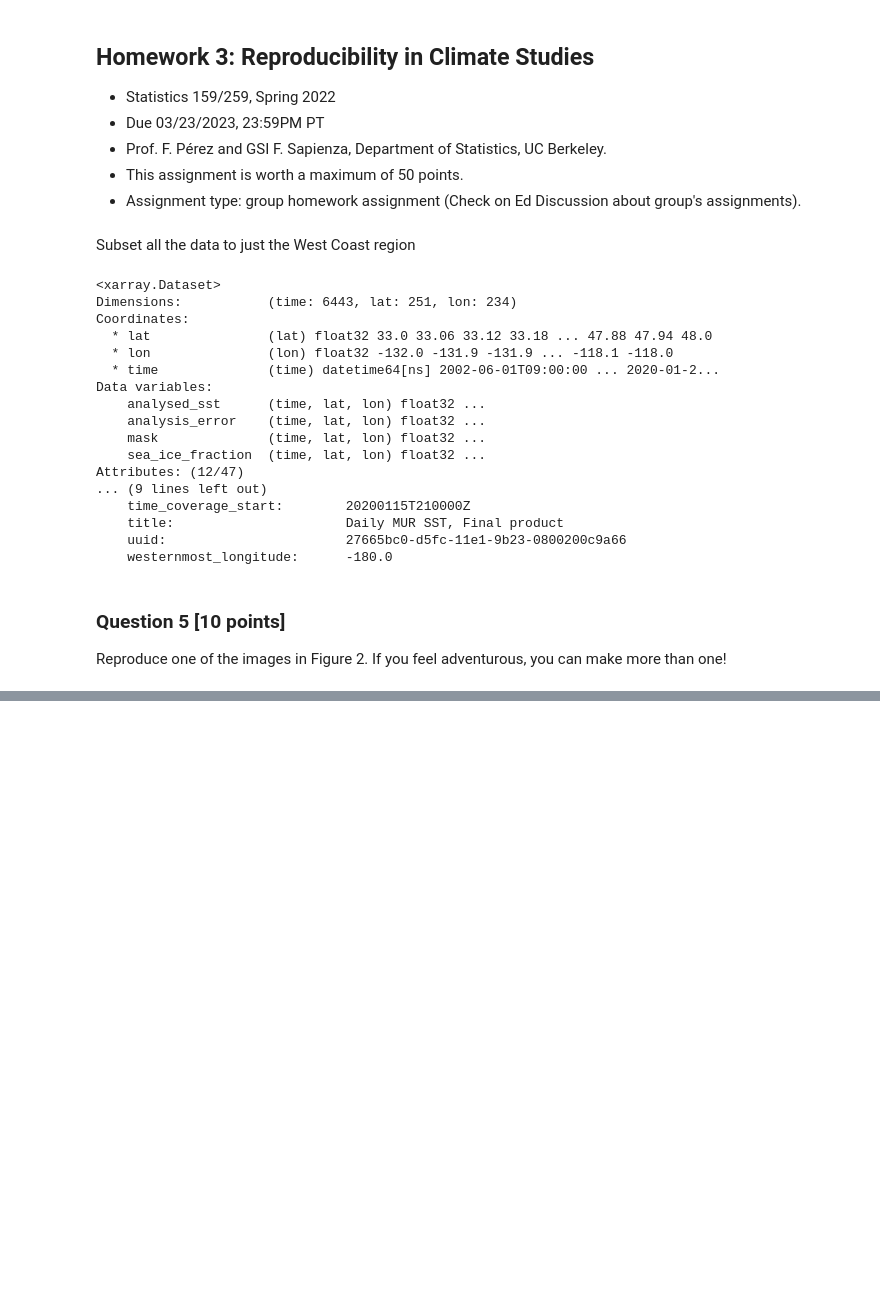
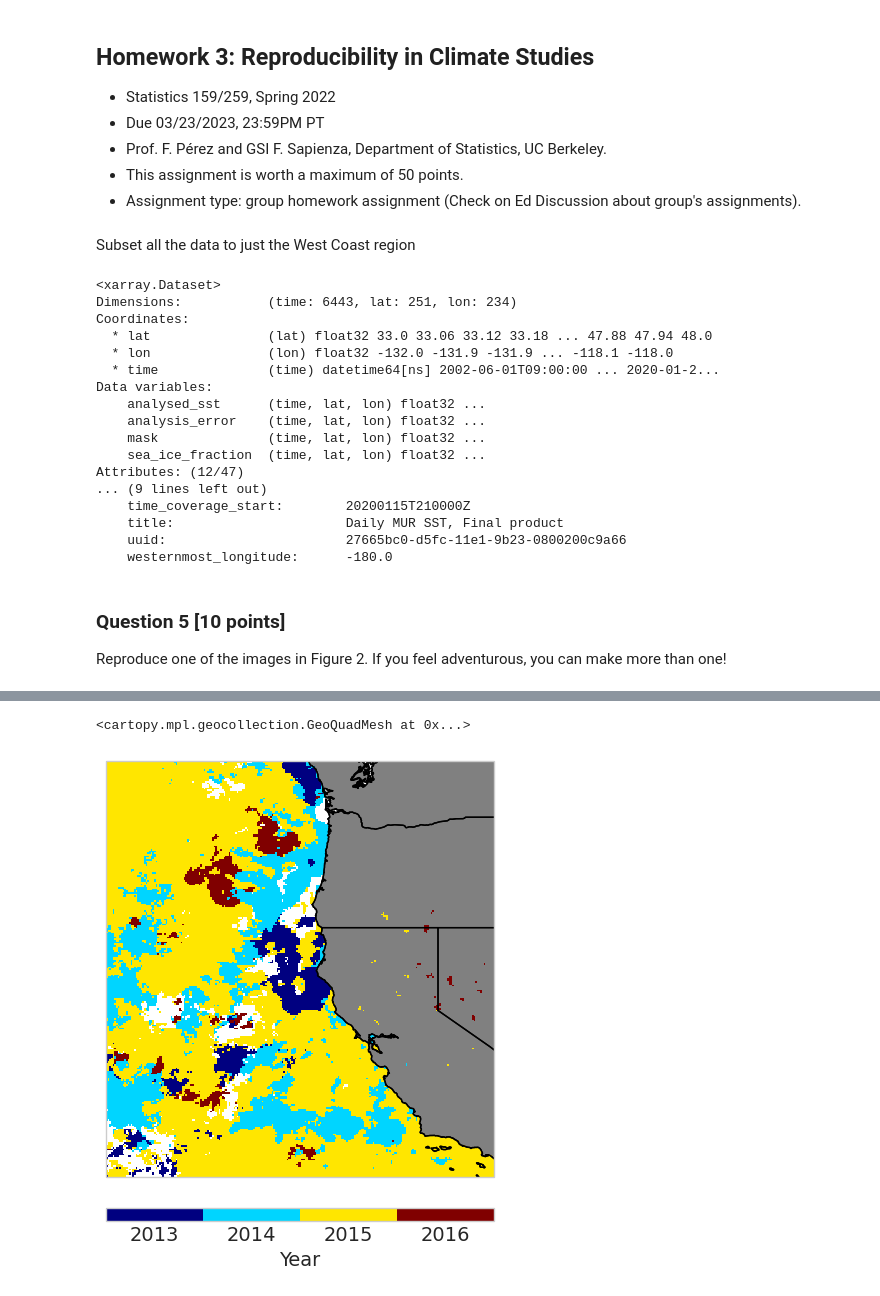
Before and after one commit to UCB-stat-159-s23/hw03-Group16, a Jupyter notebook: climate-Q05.ipynb, the cells around one changed output, grey strips where cells are left out. Cells and saved outputs as stored; diff of their text form; code cells hidden in the pictures; blank space fills up the shorter version.

```diff
--- a/climate-Q05.ipynb
+++ b/climate-Q05.ipynb
@@ -119,0 +117,23 @@ ValueError: Dataset.plot cannot be called directly. Use an explicit plot method,
+# %%
+peak_year = sst_anomalies.idxmax(dim='time', skipna=True).dt.year
+peak_year = peak_year.where(peak_year >= 2013)
+
+fig = plt.figure(figsize=(5, 8))
+ax = plt.subplot(projection=crs)
+ax.coastlines("10m", color="k")
+ax.add_feature(cfeature.LAND, color="grey")
+ax.add_feature(cfeature.STATES.with_scale("10m"))
+cbar_kwargs = {
+    'location': 'bottom',
+    'orientation': 'horizontal',
+    'pad': 0.05,
+    'aspect': 30,
+    'label': 'Year',
+    'ticks': np.arange(2013, 2017),
+    'boundaries': np.arange(2012.5, 2017.5)
+}
+
+peak_year.plot(ax=ax, transform=crs, cmap='jet', cbar_kwargs=cbar_kwargs)
+# %% [output]
+<cartopy.mpl.geocollection.GeoQuadMesh at 0x...>
+[figure, added]
```
Also changed, not shown: parts of 7 cells of this notebook.
